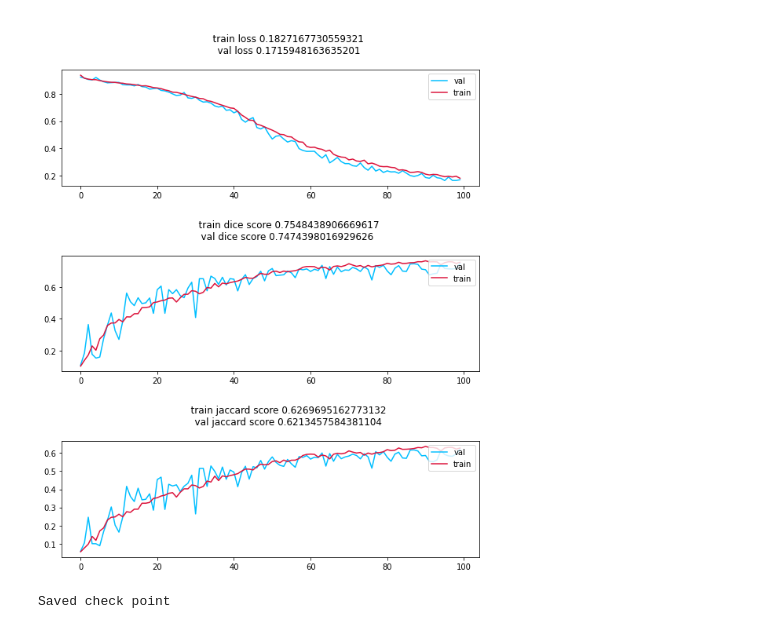
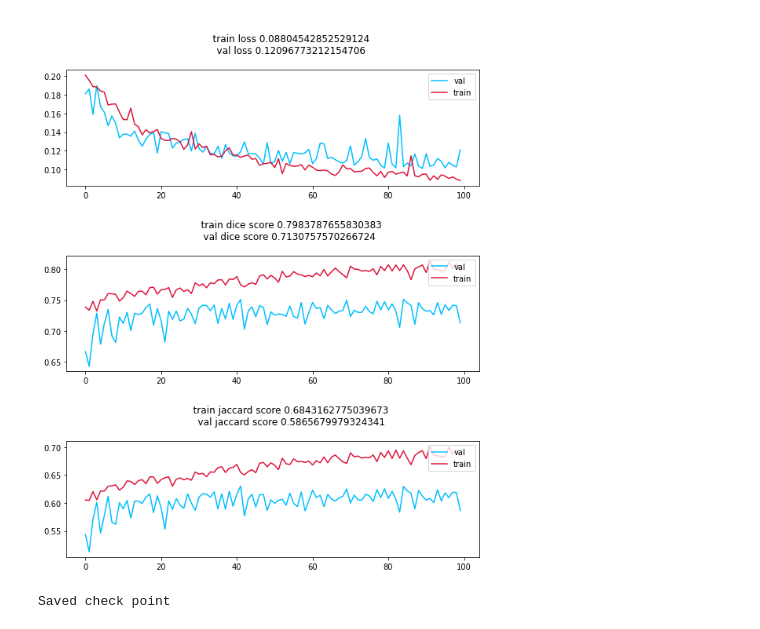
Before and after one commit to tuankien229/Tumor_Detection_System, a Jupyter notebook: test-model-tumor-system.ipynb, the cells around one changed output. Cells and saved outputs as stored; diff of their text form; code cells hidden in the pictures.

Commit message:
Kaggle Notebook | Test Model Tumor System | Version 11

```diff
--- a/test-model-tumor-system.ipynb
+++ b/test-model-tumor-system.ipynb
@@ -39,6 +41,7 @@ class GlobalConfig():
     highest_checkpoint = 'highest_checkpoint.pth'
     train_df = 'train_df.csv'
     val_df = 'test_df.csv'
+    pretrained_model_path = '../input/last-check-point/last_checkpoint.pth'
     seed = 55
 
 class ProcessData():
@@ -700,7 +703,7 @@ class Training:
                 print('Saved new checkpoint')
                 self.best_loss = val_loss
                 torch.save(self.model.state_dict(), os.path.join(self.config.root_system, 'best_checkpoint.pth'))#self.config.check_point +
-            if self.dice_scores['val'][-1] >= 0.75 or self.iou_scores['val'][-1] >= 0.75:
+            if self.dice_scores['val'][-1] >= 0.8 or self.iou_scores['val'][-1] >= 0.8:
                 print('Saved highest checkpoint')
                 torch.save(self.model.state_dict(), os.path.join(self.config.root_system, 'highest_checkpoint.pth'))#self.config.check_point +
             print('-------------------------------')
@@ -799,34 +802,36 @@ if __name__ == '__main__':
     config = GlobalConfig()
     data = ProcessData()
     train_data = data.PreprocessData('train')
     model_1 = Unet3D(in_channels=1, out_channels=32, n_classes=1)
     model_2 = Unet3DPP(in_channels=1, out_channels=64, n_classes=1)
     model = model_2
     dataset=BratsDataSet
     criterion=FocalTverskyLoss()
     lr=3e-4
     num_epochs=100
     batch_size = 4
     path_to_csv=os.path.join(config.root_system, config.train_df) #config.check_point
     fold=0
     accumulation_steps=10
     save_model_history=True
     display_plot=True
 
     trainer=Training(model=model,
                      dataset=dataset,
                      criterion=criterion,
                      lr=lr,
                      num_epochs=num_epochs,
                      batch_size=batch_size,
                      path_to_csv=path_to_csv,
                      fold=fold,
                      accumulation_steps=accumulation_steps,
                      save_model_history=save_model_history,
                      display_plot=display_plot)
+    if config.pretrained_model_path is not None:
+        trainer.load_predtrain_model(config.pretrained_model_path)
     trainer.run()
 # %% [output]
-[figure, old version]
+[figure, new version]
 Saved check point
 # %%
 # import torch
```
Also changed, not shown: parts of 2 cells of this notebook.
